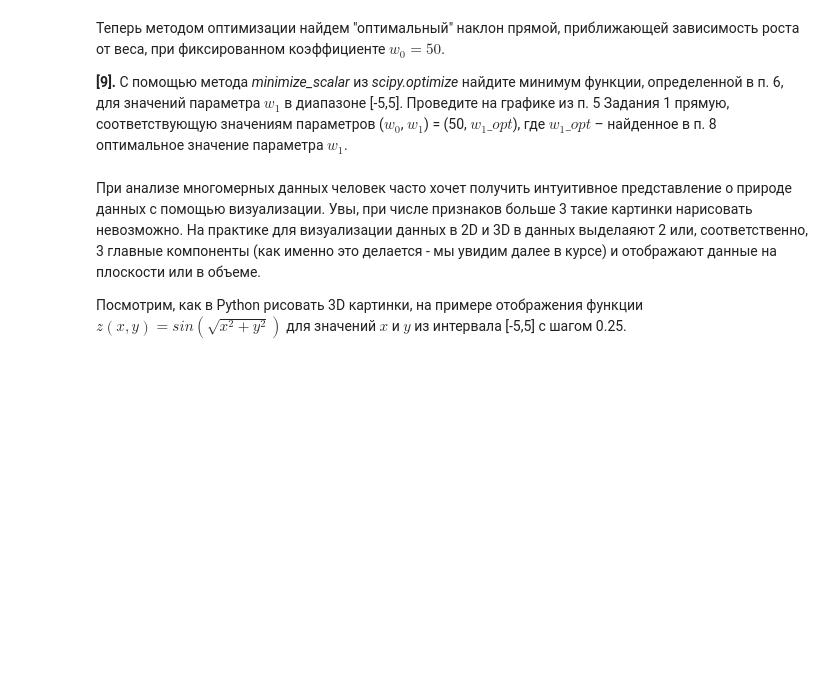
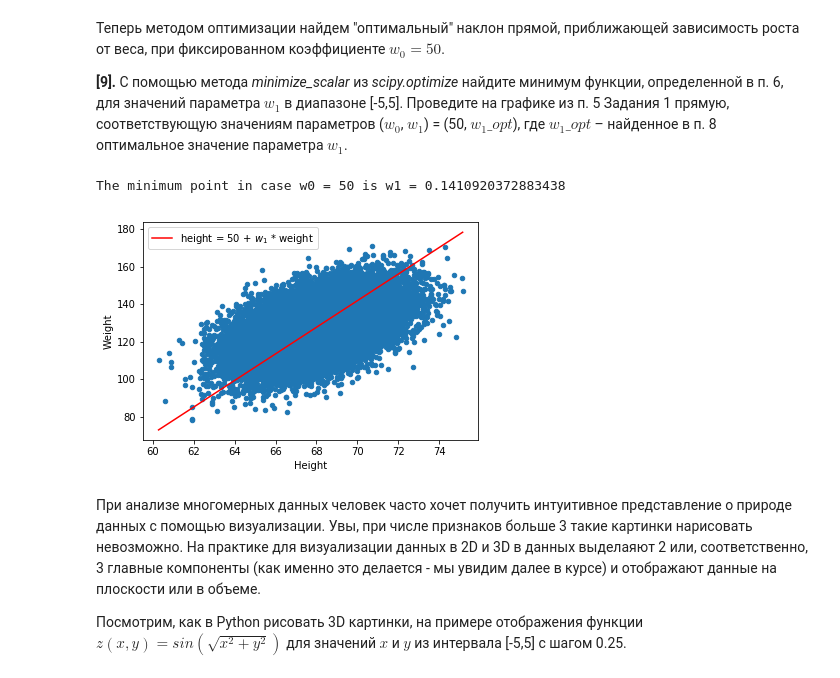
Before and after one commit to avikulin/PythonMath, a Jupyter notebook: Yandex ML Course #2/Labs/linreg_height_weight.ipynb, the cells around one changed output. Cells and saved outputs as stored; diff of their text form; code cells hidden in the pictures; blank space fills up the shorter version.

```diff
--- a/Yandex ML Course #2/Labs/linreg_height_weight.ipynb
+++ b/Yandex ML Course #2/Labs/linreg_height_weight.ipynb
@@ -166,3 +224,22 @@ plt.show()
+# %%
+# Ваш код здесь
+from scipy import optimize
+w1_opt = optimize.minimize_scalar(fun=lambda w1: scalar_quadratic_error_function(50.,w1), method='brent', bounds=(-5, 5))
+print "The minimum point in case w0 = 50 is w1 =", w1_opt.x
+# %% [output]
+The minimum point in case w0 = 50 is w1 = 0.1410920372883438
+# %%
+height_space = np.linspace(data["Height"].min(), data["Height"].max(), 1000)
+
+# делаем обратную функцию значения веса от роста w(h) с использованием замыкания на w1_opt
+scalar_approximation_func = lambda h: (h-50.)/w1_opt.x
+
+data.plot(x="Height", y="Weight", kind="scatter")
+plt.plot(height_space,[scalar_approximation_func(x) for x in height_space] , "r-", label="height = 50 + $w_{1}$ * weight")
+plt.legend()
+plt.show()
+# %% [output]
+[figure, added]
 # %% [markdown]
 При анализе многомерных данных человек часто хочет получить интуитивное представление о природе данных с помощью визуализации. Увы, при числе признаков больше 3 такие картинки нарисовать невозможно. На практике для визуализации данных в 2D и 3D в данных выделаяют 2 или, соответственно, 3 главные компоненты (как именно это делается - мы увидим далее в курсе) и отображают данные на плоскости или в объеме.
 
```
Also changed, not shown: parts of 24 cells of this notebook, 4 other files.
